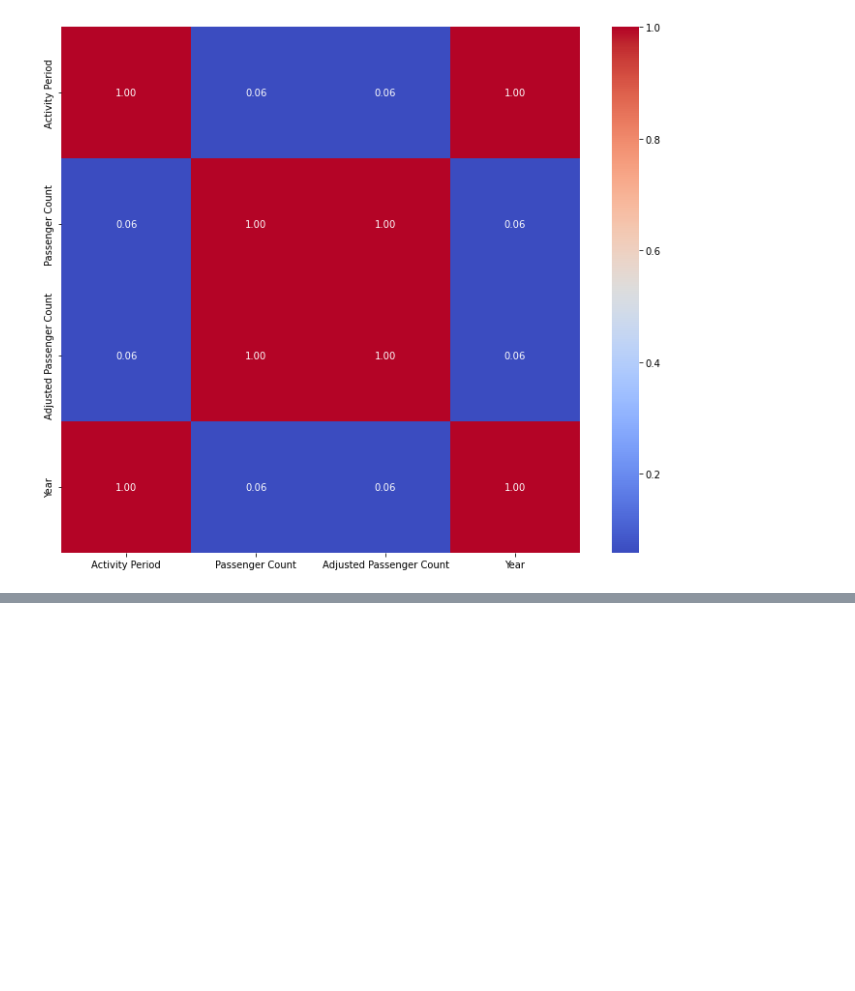
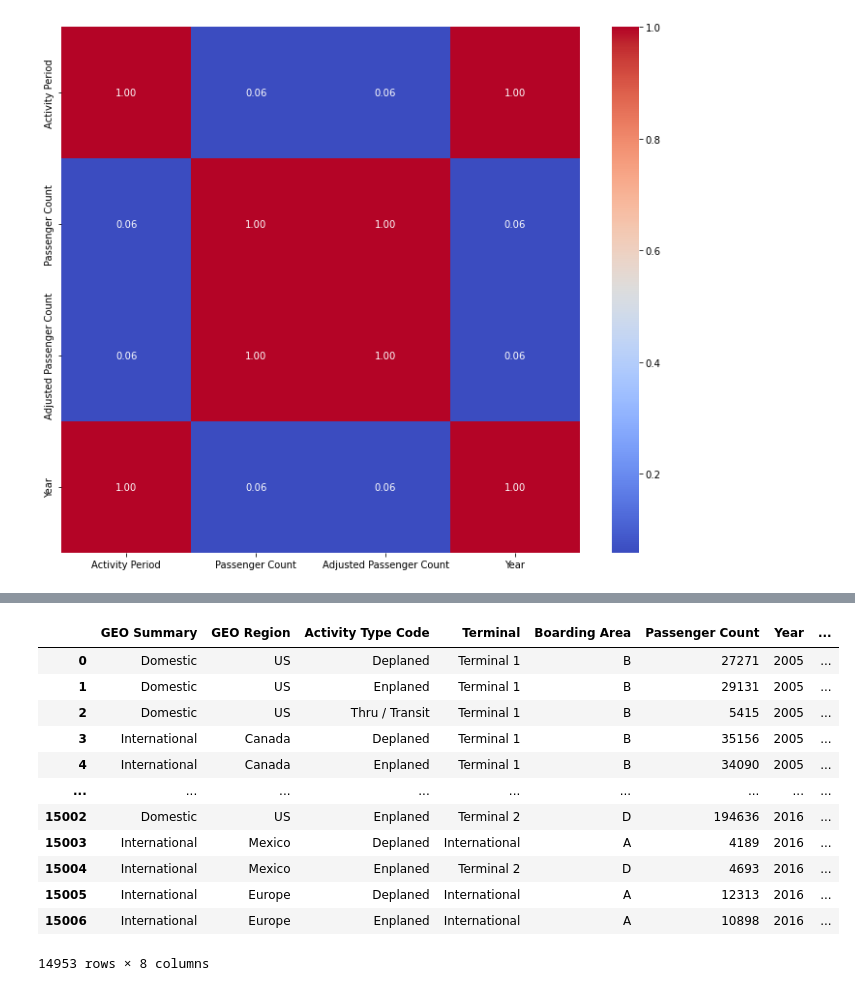
Before and after one commit to claudiaalozano/proyecto_bigdata_claudia_lozano_perez, a Jupyter notebook: aerolineas.ipynb, the cells around one changed output, grey strips where cells are left out. Saved outputs shown, nothing was run; the diff lists cells and outputs as text; code cells hidden in the pictures; blank space fills up the shorter version.

```diff
--- a/aerolineas.ipynb
+++ b/aerolineas.ipynb
@@ -149,3 +150,7 @@ sns.heatmap(corr, annot=True, fmt=".2f", cmap = 'coolwarm', xticklabels=corr.col
 # %% [output]
 <AxesSubplot:>
 [figure]
+# %%
+#elimino los valores nulos de dataframe
+df_f = df.dropna()
+df_f.compute()
@@ -151,0 +171,18 @@ sns.heatmap(corr, annot=True, fmt=".2f", cmap = 'coolwarm', xticklabels=corr.col
+# %%
+#Quito las columnas que no me interesan
+df_ff = df_f.drop(columns=['Activity Period',"Operating Airline", "Operating Airline IATA Code", "Published Airline", "Published Airline IATA Code", "Price Category Code",  "Adjusted Activity Type Code", "Adjusted Passenger Count"])
+df_ff.compute()
+# %% [output]
+|  | GEO Summary | GEO Region | Activity Type Code | Terminal | Boarding Area | Passenger Count | Year | ... |
+| 0 | Domestic | US | Deplaned | Terminal 1 | B | 27271 | 2005 | ... |
+| 1 | Domestic | US | Enplaned | Terminal 1 | B | 29131 | 2005 | ... |
+| 2 | Domestic | US | Thru / Transit | Terminal 1 | B | 5415 | 2005 | ... |
+| 3 | International | Canada | Deplaned | Terminal 1 | B | 35156 | 2005 | ... |
+| 4 | International | Canada | Enplaned | Terminal 1 | B | 34090 | 2005 | ... |
+| ... | ... | ... | ... | ... | ... | ... | ... | ... |
+| 15002 | Domestic | US | Enplaned | Terminal 2 | D | 194636 | 2016 | ... |
+| 15003 | International | Mexico | Deplaned | International | A | 4189 | 2016 | ... |
+| 15004 | International | Mexico | Enplaned | Terminal 2 | D | 4693 | 2016 | ... |
+| 15005 | International | Europe | Deplaned | International | A | 12313 | 2016 | ... |
+| 15006 | International | Europe | Enplaned | International | A | 10898 | 2016 | ... |
+14953 rows × 8 columns
```
Also changed, not shown: parts of 2 cells of this notebook.
